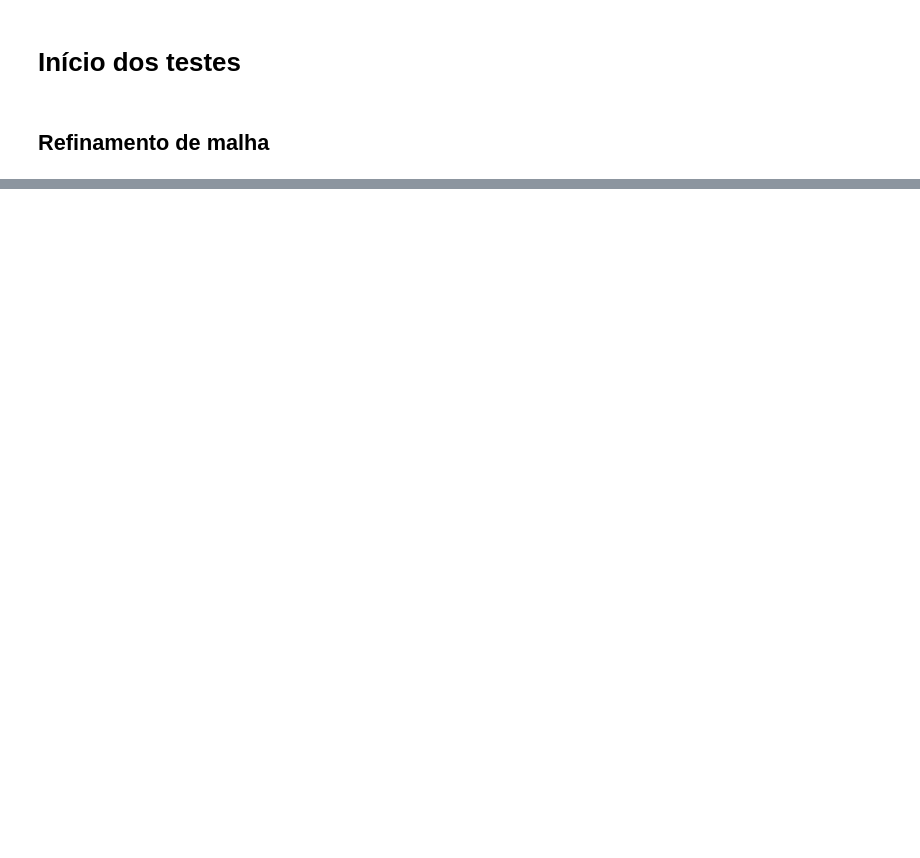
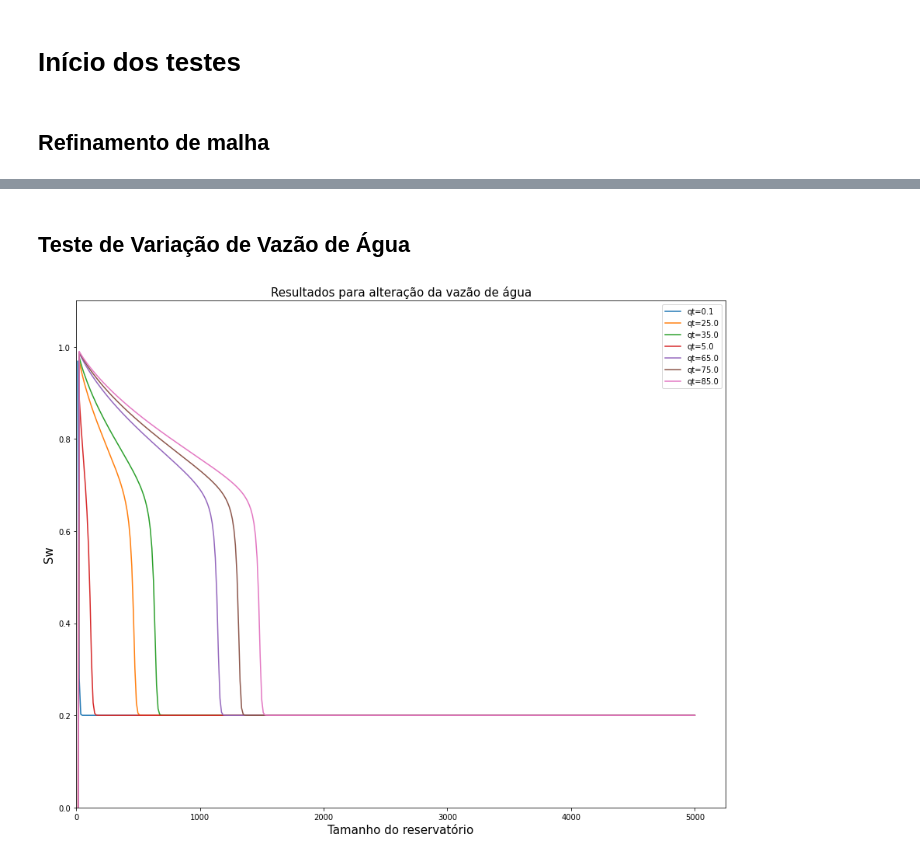
Before and after one commit to harduim300/Trab1SimuladoresReservatorios, a Jupyter notebook: Trabalho2-SimulacaoDeReservatorios.ipynb, the cells around one changed output, grey strips where cells are left out. Cells and saved outputs as stored; diff of their text form; code cells hidden in the pictures; blank space fills up the shorter version.

```diff
--- a/Trabalho2-SimulacaoDeReservatorios.ipynb
+++ b/Trabalho2-SimulacaoDeReservatorios.ipynb
@@ -190,0 +199,31 @@ plt.show()
+# %% [markdown]
+## Teste de Variação de Vazão de Água
+# %%
+k = 10.0* (10**-15)
+phi = 0.25
+Sw_inicial = 0.2
+C = 1
+Lx = 5000
+Ly = 40
+Lz = 10
+miw = 1.0*(10**-3)
+mio = 0.8*(10**-3)
+qts = [85.0,75.0,65.0,35.0,25.0,5.0,0.1]
+tempo_total = 365*3
+n_x = 400
+my_list = []
+for qt in qts:
+    df = calcSw(Sw_inicial, C, miw, mio, qt, phi, Lx, Ly, Lz, n_x, tempo_total)
+    df = df.rename(columns={'Sw':f'qt={qt}'})
+    my_list.append(df)
+df = pd.concat([df.stack() for df in my_list], axis=0).unstack()
+f, a = plt.subplots(1,1, figsize=(15,12))
+df.plot(ax=a)
+a.set_title(f'Resultados para alteração da vazão de água', fontsize=15)
+a.set_xlabel('Tamanho do reservatório',fontsize=15)
+a.set_ylabel('Sw',fontsize=15)
+a.axis(xmin=0)
+a.axis(ymin=0.0,ymax=1.1)
+plt.show()
+# %% [output]
+[figure, added]
```
Also changed, not shown: parts of 14 cells of this notebook.
